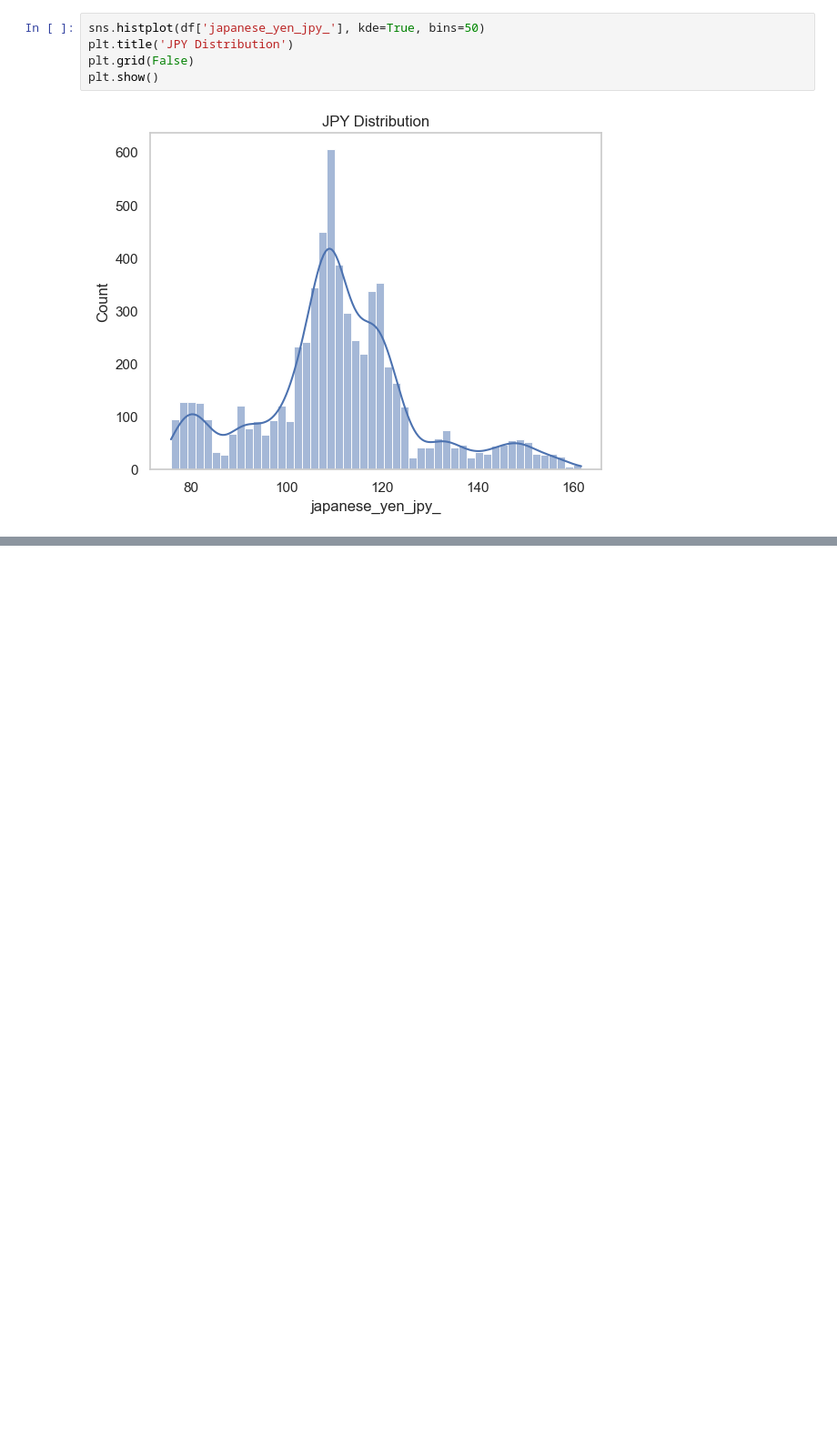
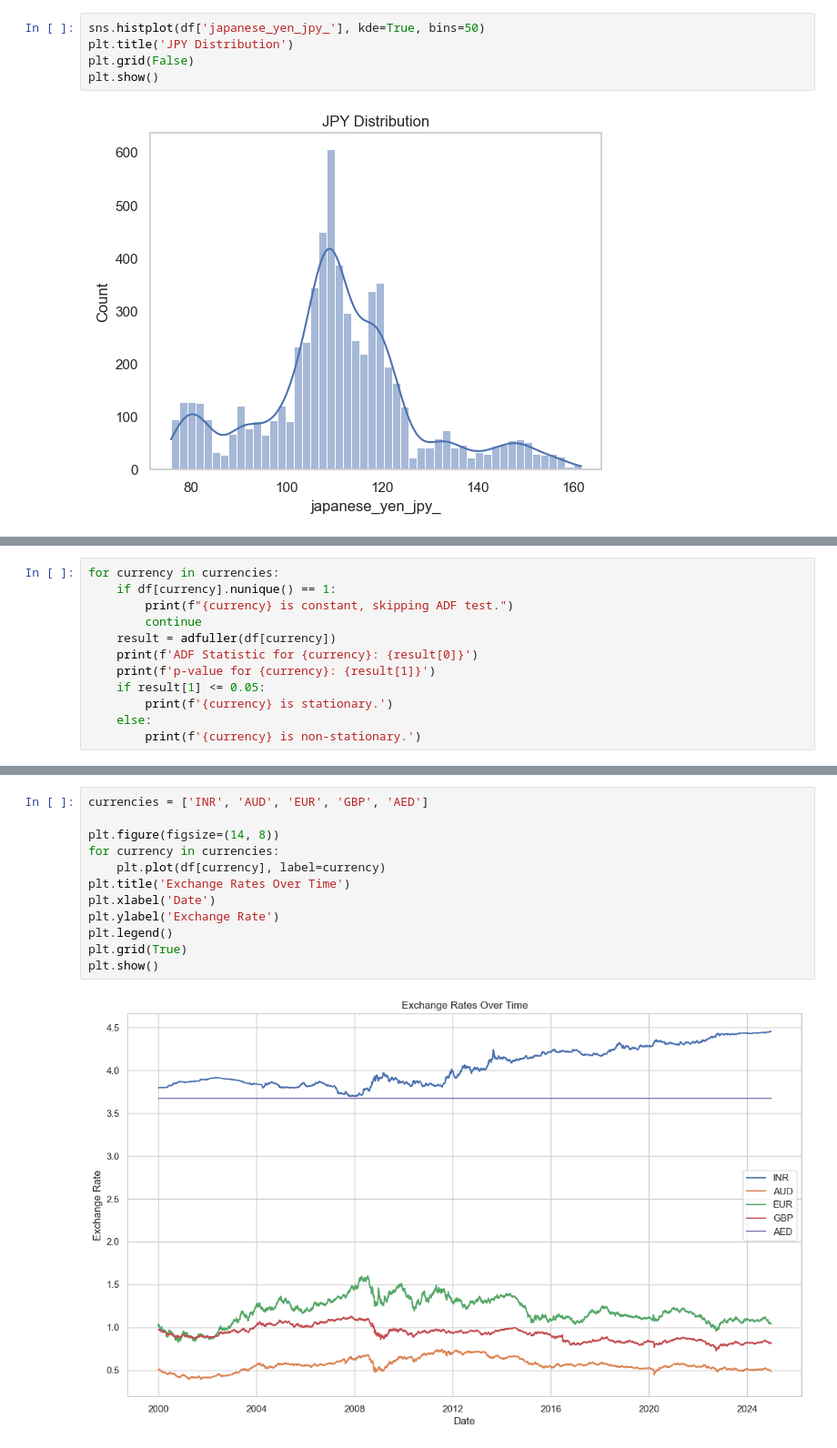
Before and after one commit to Shirisha-18/exchange-rates-forecasting, a Jupyter notebook: notebooks/notebook.ipynb, the cells around one changed output, grey strips where cells are left out. Shown at 91% size. Drawn from its saved outputs; the diff is of its cells as text; blank space fills up the shorter version.

```diff
--- a/notebooks/notebook.ipynb
+++ b/notebooks/notebook.ipynb
@@ -212,0 +277,12 @@ plt.show()
+# %%
+for currency in currencies:
+    if df[currency].nunique() == 1:
+        print(f"{currency} is constant, skipping ADF test.")
+        continue
+    result = adfuller(df[currency])
+    print(f'ADF Statistic for {currency}: {result[0]}')
+    print(f'p-value for {currency}: {result[1]}')
+    if result[1] <= 0.05:
+        print(f'{currency} is stationary.')
+    else:
+        print(f'{currency} is non-stationary.')
@@ -212,0 +314,14 @@ plt.show()
+# %%
+currencies = ['INR', 'AUD', 'EUR', 'GBP', 'AED']
+
+plt.figure(figsize=(14, 8))
+for currency in currencies:
+    plt.plot(df[currency], label=currency)
+plt.title('Exchange Rates Over Time')
+plt.xlabel('Date')
+plt.ylabel('Exchange Rate')
+plt.legend()
+plt.grid(True)
+plt.show()
+# %% [output]
+[figure, added]
```
Also changed, not shown: parts of 36 cells of this notebook, 1 other file.
